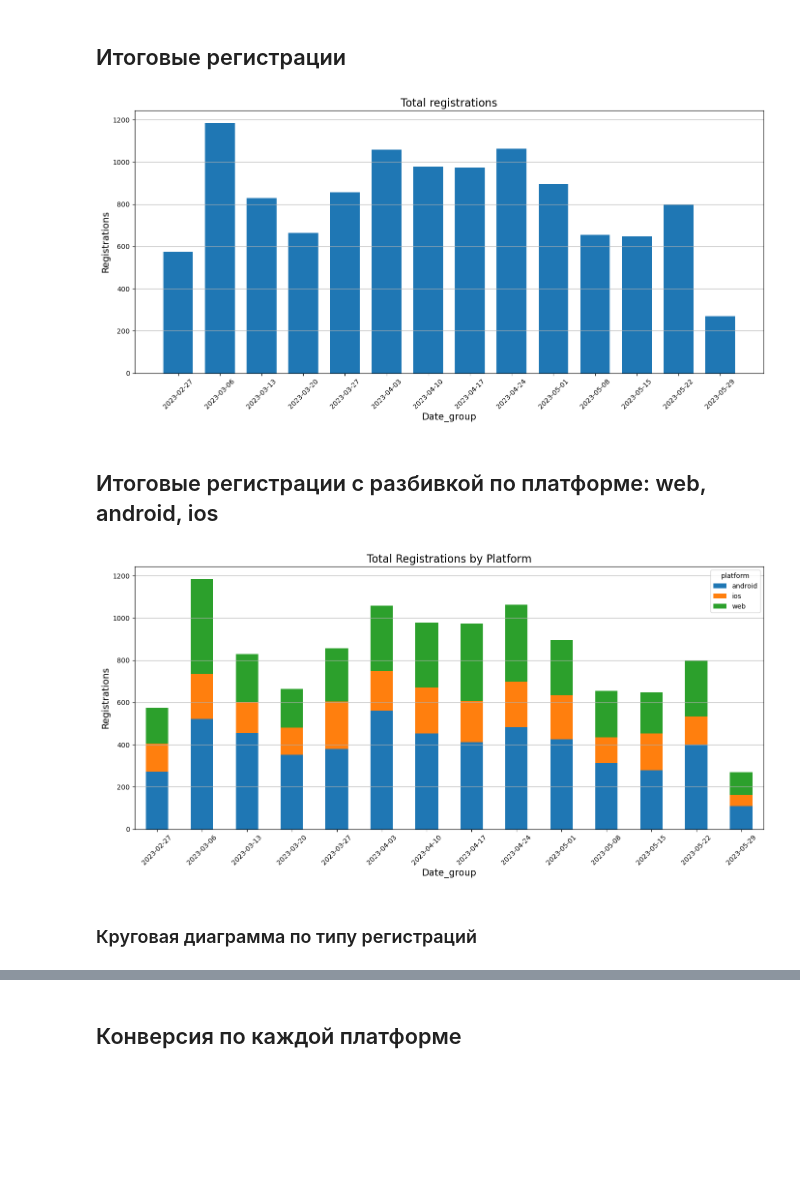
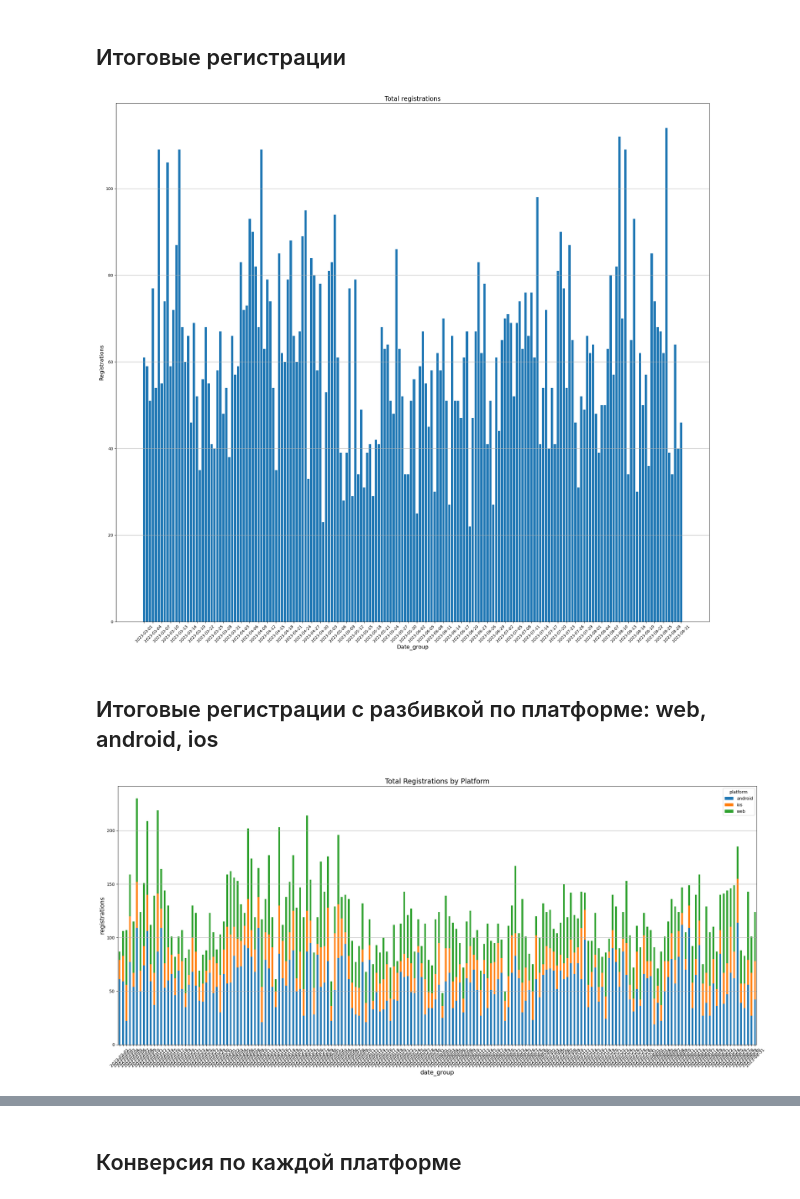
Before and after one commit to mrvdanilov/python-for-data-analysts-project-100, a Jupyter notebook: charts_project.ipynb, the cells around one changed output, grey strips where cells are left out. Saved outputs shown, nothing was run; the diff lists cells and outputs as text; code cells hidden in the pictures; blank space fills up the shorter version.

```diff
--- a/charts_project.ipynb
+++ b/charts_project.ipynb
@@ -34,11 +27,11 @@ API_URL = os.getenv('API_URL')
 # %% [markdown]
 ### Запрос на данные по посещениям от даты 2023-03-01 до даты 2023-09-01:
 # %%
-visit_json = requests.get(f'{API_URL}/visits', params={'begin': DATE_BEGIN, 'end': DATE_END})
+visit_json = requests.get(f"{API_URL}/visits?begin={DATE_BEGIN}&end={DATE_END}")
 #visit_json=requests.get("https://data-charts-api.hexlet.app/visits?begin=2022-03-01&end=2023-09-01") #запрос по API по URL
 data_vis=visit_json.json() #перевод в JSON
 df_visits=pd.DataFrame(data_vis) #перевод JSON в DataFrame
-#df_visits.head(2000000)
+df_visits.head(2000000)
 # %% [output]
 |  | datetime | platform | user_agent | visit_id |
 | 0 | Wed, 01 Mar 2023 10:36:22 GMT | web | Mozilla/5.0 (Windows NT 10.0; Win... | 1de9ea66-70d3-4a1f-8735-df5ef7697fb9 |
@@ -56,11 +49,11 @@ df_visits=pd.DataFrame(data_vis) #перевод JSON в DataFrame
 # %% [markdown]
 ### Запрос на данные по регистрациям от даты 2023-03-01 до даты 2023-09-01:
 # %%
-registration_json = requests.get(f'{API_URL}/registrations', params={'begin': DATE_BEGIN, 'end': DATE_END})
+registration_json = requests.get(f"{API_URL}/registrations?begin={DATE_BEGIN}&end={DATE_END}")
 #registration_json=requests.get("https://data-charts-api.hexlet.app/registrations?begin=2022-03-01&end=2023-09-01")
 data_reg=registration_json.json()
 df_registrations=pd.DataFrame(data_reg)
-#df_registrations.head(200000)
+df_registrations.head()
 # %% [output]
 |  | datetime | email | platform | registration_type | user_id |
 | 0 | Wed, 01 Mar 2023 07:40:13 GMT | ebyrd@example.org | web | google | 2e0f6bb8-b029-4f45-a786-2b53990d37f1 |
@@ -122,6 +150,6 @@ def conversion(vis_regs):
     vis_regs['conversion'] = (vis_regs['registrations'] / vis_regs['visits'] * 100).round(2)
     return vis_regs
 vis_reg_conversion = conversion(vis_regs)
-#vis_reg_conversion = vis_reg_conversion.sort_values(by='date_group', ascending=True)
+vis_reg_conversion = vis_reg_conversion.sort_values(by='date_group', ascending=True)
 vis_reg_conversion.to_json('conversion.json')
-#vis_reg_conversion.head(1000)
+vis_reg_conversion.head(1000)
@@ -232,39 +297,37 @@ total_visits_pltfm_chart(conv_week_platform)
 # %% [markdown]
 ## Итоговые регистрации
 # %%
-def total_registrations(df):
-    fig, ax = plt.subplots(figsize=(14,7))
-    bars = plt.bar(x='date_week', height='registrations', data=df, width=5)
+def total_registrations(vis_reg_conversion):
+    fig, ax = plt.subplots(figsize=(22,20))
+    bars = plt.bar(x='date_group', height='registrations', data=vis_reg_conversion)
     #ax.bar_label(bars)
     plt.title('Total registrations', fontsize=16)
     plt.xlabel('Date_group', fontsize=14)
     plt.ylabel('Registrations', fontsize=14)
-    plt.xticks(df['date_week'], rotation=45)
+    plt.xticks(vis_reg_conversion['date_group'][::9], rotation=45)
     plt.grid(axis='y')
     plt.tight_layout()
-    plt.savefig(f"{d}/Total_registrations.png")
+    plt.savefig('./charts/Total_registrations.png')
 
-total_registrations(conv_week)
+total_registrations(vis_reg_conversion)
 # %% [output]
-[figure, old version]
+[figure, new version]
 # %% [markdown]
 ## Итоговые регистрации с разбивкой по платформе: web, android, ios
 # %%
-def total_registrations_platform(df):
-    fig, ax = plt.subplots(figsize=(14,7))
-    cnv_ads_pvt1 = df.pivot_table(index='date_week', columns='platform', values='registrations')
+def total_registrations_platform(vis_reg_conversion):
+    fig, ax = plt.subplots(figsize=(22,10))
+    cnv_ads_pvt1 = vis_reg_conversion.pivot_table(index='date_group', columns='platform', values='registrations')
     cnv_ads_pvt1.plot(kind='bar', stacked=True, ax=ax)
     plt.title('Total Registrations by Platform', fontsize=16)
-    plt.xlabel('Date_group', fontsize=14)
-    plt.ylabel('Registrations', fontsize=14)
+    plt.xlabel('date_group', fontsize=14)
+    plt.ylabel('registrations', fontsize=14)
     plt.xticks(rotation=45)
     plt.grid(axis='y')
     plt.tight_layout()
-    plt.savefig(f"./charts/Total_registrations_by_platform.png")
+    plt.savefig('./charts/Total_registrations_by_platform.png')
 
 
-total_registrations_platform(conv_week_platform)
+total_registrations_platform(vis_reg_conversion)
 # %% [output]
-[figure, old version]
+[figure, new version]
-# %% [markdown]
-### Круговая диаграмма по типу регистраций
```
Also changed, not shown: parts of 31 cells of this notebook, 16 other files.
